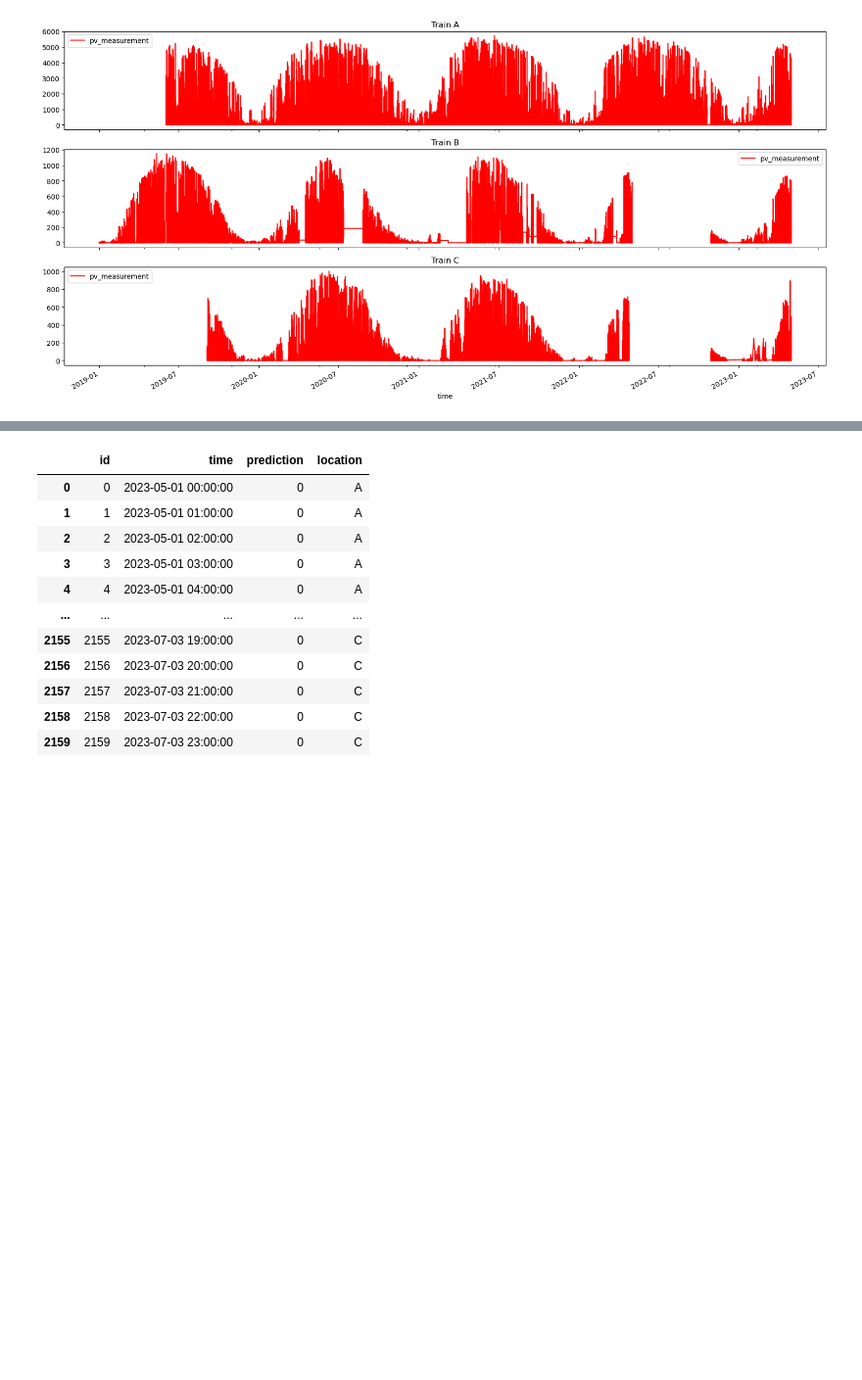
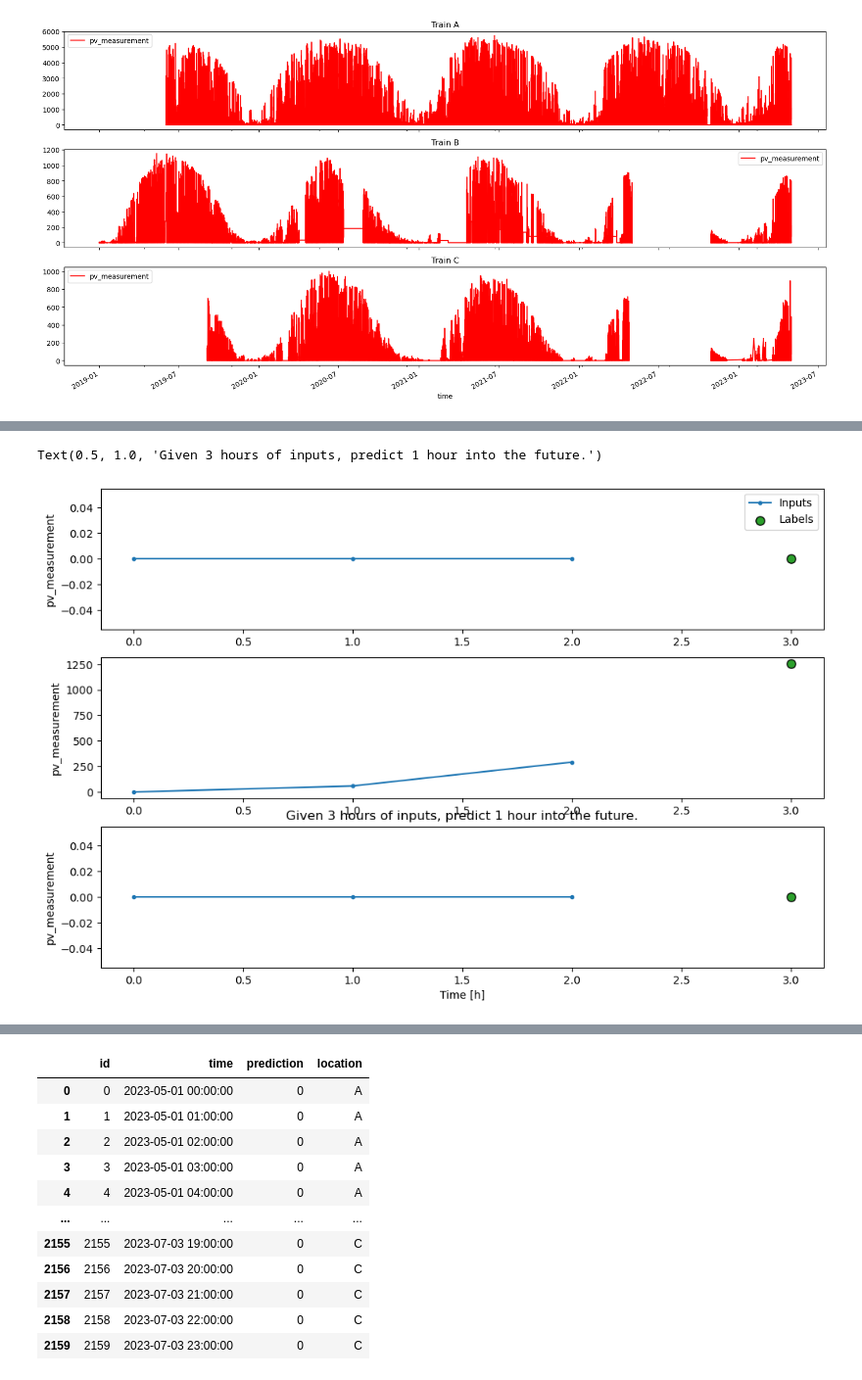
Before and after one commit to MartinSkatvedt/TDT4173-Machine-Learning, a Jupyter notebook: read_files.ipynb, the cells around one changed output, grey strips where cells are left out. Shown at 98% size. Drawn from its saved outputs; the diff is of its cells as text; code cells hidden in the pictures; blank space fills up the shorter version.

```diff
--- a/read_files.ipynb
+++ b/read_files.ipynb
@@ -9,9 +11,9 @@ import seaborn as sns
 pd.set_option('display.max_rows', 200)
 pd.set_option('display.max_columns', 200)
 # %%
-train_a = pd.read_parquet('A/train_targets.parquet')
-train_b = pd.read_parquet('B/train_targets.parquet')
-train_c = pd.read_parquet('C/train_targets.parquet')
+train_a = pd.read_parquet('dataset/A/train_targets.parquet')
+train_b = pd.read_parquet('dataset/B/train_targets.parquet')
+train_c = pd.read_parquet('dataset/C/train_targets.parquet')
 
 fig, axs = plt.subplots(3, 1, figsize=(20, 10), sharex=True)
 train_a[['time', "pv_measurement"]].set_index('time').plot(ax=axs[0], title='Train A', color='red')
@@ -153,0 +372,12 @@ class WindowGenerator():
+# %%
+CONV_WIDTH = 3
+conv_window = WindowGenerator(input_width=CONV_WIDTH, label_width=1, shift=1,train_df=train_data, val_df=val_data,
+                     label_columns=['pv_measurement'])
+
+conv_window
+
+conv_window.plot()
+plt.title("Given 3 hours of inputs, predict 1 hour into the future.")
+# %% [output]
+Text(0.5, 1.0, 'Given 3 hours of inputs, predict 1 hour into the future.')
+[figure, added]
```
Also changed, not shown: parts of 22 cells of this notebook.
